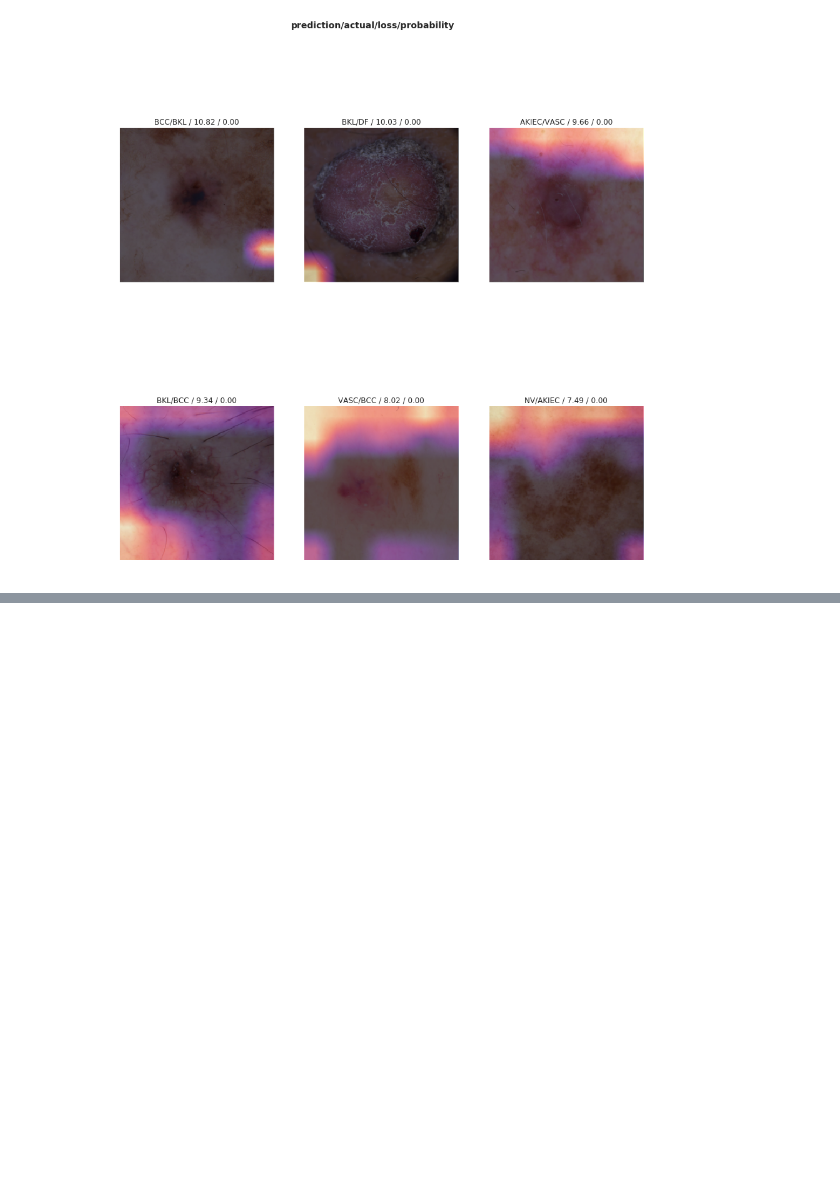
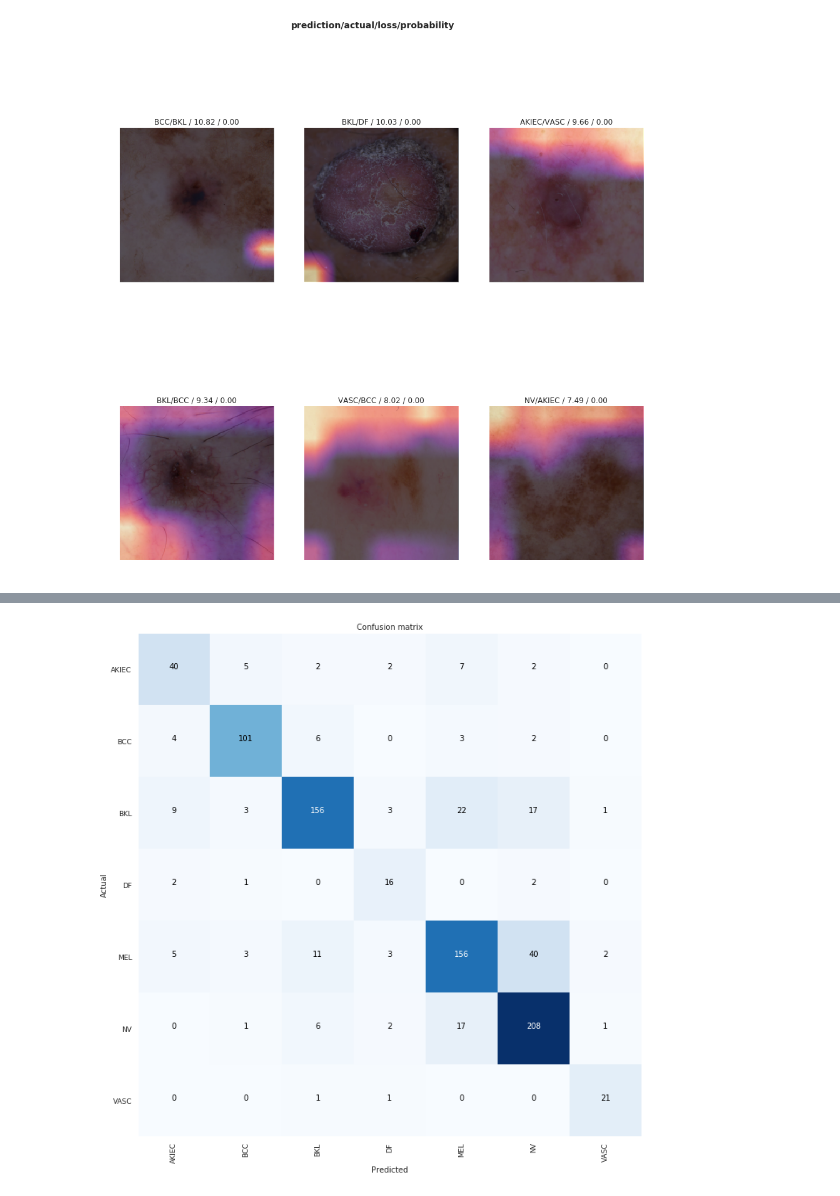
Before and after one commit to lriverawong/deep-learning-melanoma-detection, a Jupyter notebook: dl-melanoma-env-2/dl-melanoma-v2.ipynb, the cells around one changed output, grey strips where cells are left out. Saved outputs shown, nothing was run; the diff lists cells and outputs as text; code cells hidden in the pictures; blank space fills up the shorter version.

```diff
--- a/dl-melanoma-env-2/dl-melanoma-v2.ipynb
+++ b/dl-melanoma-env-2/dl-melanoma-v2.ipynb
@@ -561,0 +626,2 @@ interp2.plot_top_losses(6, figsize=(15,15))
+# %%
+learn3.fit_one_cycle(8)
@@ -561,0 +641,3 @@ interp2.plot_top_losses(6, figsize=(15,15))
+# %%
+learn3.unfreeze()
+learn3.fit_one_cycle(8, max_lr=slice(1e-6,1e-3))
@@ -561,0 +655,7 @@ interp2.plot_top_losses(6, figsize=(15,15))
+# %%
+learn3.save('stage-3-resnet50-02')
+learn3.load('stage-3-resnet50-02')
+interp3 = ClassificationInterpretation.from_learner(learn3)
+interp3.plot_confusion_matrix(figsize=(12,12), dpi=60)
+# %% [output]
+[figure, added]
```
Also changed, not shown: parts of 11 cells of this notebook, 3 other files.
